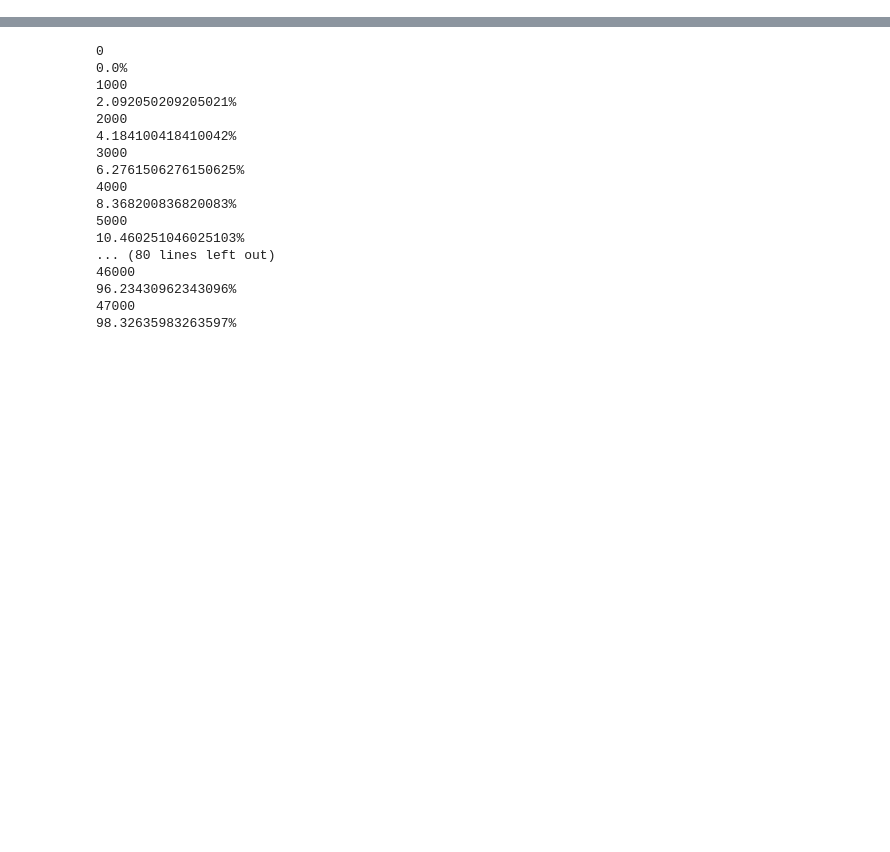
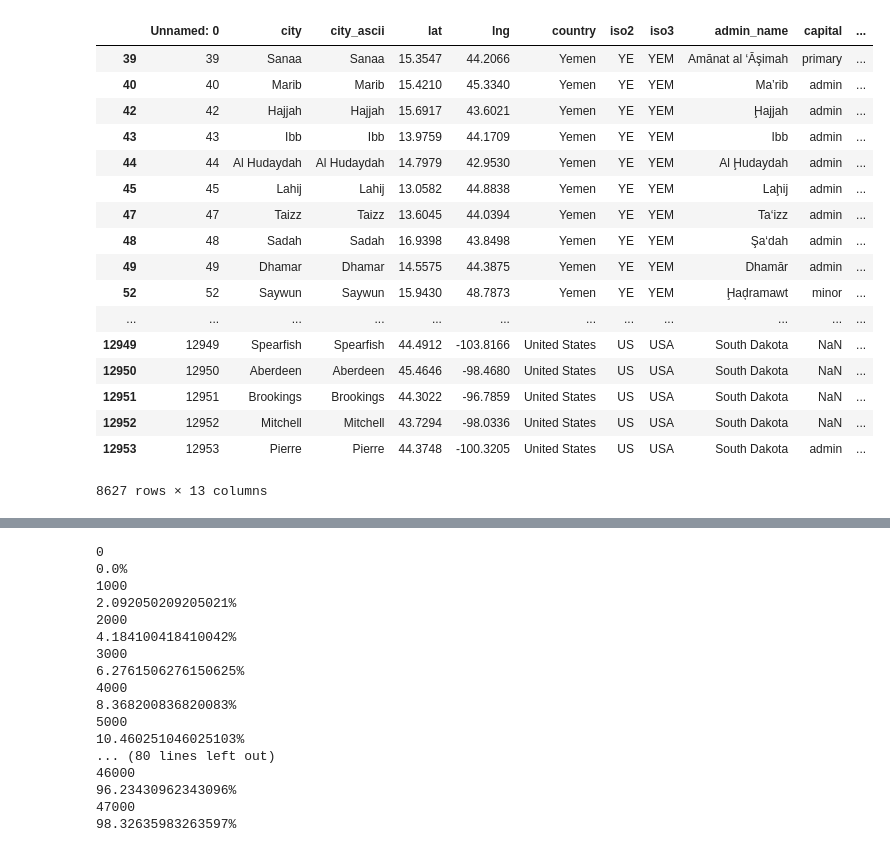
Before and after one commit to dmitriyqq/space-apps-2019, a Jupyter notebook: server/Untitled.ipynb, the cells around one changed output, grey strips where cells are left out. Saved outputs shown, nothing was run; the diff lists cells and outputs as text; code cells hidden in the pictures; blank space fills up the shorter version.

```diff
--- a/server/Untitled.ipynb
+++ b/server/Untitled.ipynb
@@ -16,3 +31,24 @@ data = df[df['population'] > 10000000]
+# %%
+df[df['population'] > 10000]
+# %% [output]
+|  | Unnamed: 0 | city | city_ascii | lat | lng | country | iso2 | iso3 | admin_name | capital | ... |
+| 39 | 39 | Sanaa | Sanaa | 15.3547 | 44.2066 | Yemen | YE | YEM | Amānat al ‘Āşimah | primary | ... |
+| 40 | 40 | Marib | Marib | 15.4210 | 45.3340 | Yemen | YE | YEM | Ma’rib | admin | ... |
+| 42 | 42 | Hajjah | Hajjah | 15.6917 | 43.6021 | Yemen | YE | YEM | Ḩajjah | admin | ... |
+| 43 | 43 | Ibb | Ibb | 13.9759 | 44.1709 | Yemen | YE | YEM | Ibb | admin | ... |
+| 44 | 44 | Al Hudaydah | Al Hudaydah | 14.7979 | 42.9530 | Yemen | YE | YEM | Al Ḩudaydah | admin | ... |
+| 45 | 45 | Lahij | Lahij | 13.0582 | 44.8838 | Yemen | YE | YEM | Laḩij | admin | ... |
+| 47 | 47 | Taizz | Taizz | 13.6045 | 44.0394 | Yemen | YE | YEM | Ta‘izz | admin | ... |
+| 48 | 48 | Sadah | Sadah | 16.9398 | 43.8498 | Yemen | YE | YEM | Şa‘dah | admin | ... |
+| 49 | 49 | Dhamar | Dhamar | 14.5575 | 44.3875 | Yemen | YE | YEM | Dhamār | admin | ... |
+| 52 | 52 | Saywun | Saywun | 15.9430 | 48.7873 | Yemen | YE | YEM | Ḩaḑramawt | minor | ... |
+| ... | ... | ... | ... | ... | ... | ... | ... | ... | ... | ... | ... |
+| 12949 | 12949 | Spearfish | Spearfish | 44.4912 | -103.8166 | United States | US | USA | South Dakota | NaN | ... |
+| 12950 | 12950 | Aberdeen | Aberdeen | 45.4646 | -98.4680 | United States | US | USA | South Dakota | NaN | ... |
+| 12951 | 12951 | Brookings | Brookings | 44.3022 | -96.7859 | United States | US | USA | South Dakota | NaN | ... |
+| 12952 | 12952 | Mitchell | Mitchell | 43.7294 | -98.0336 | United States | US | USA | South Dakota | NaN | ... |
+| 12953 | 12953 | Pierre | Pierre | 44.3748 | -100.3205 | United States | US | USA | South Dakota | admin | ... |
+8627 rows × 13 columns
 # %%
 data
 # %% [output]
```
Also changed, not shown: parts of 10 cells of this notebook, 6 other files.
